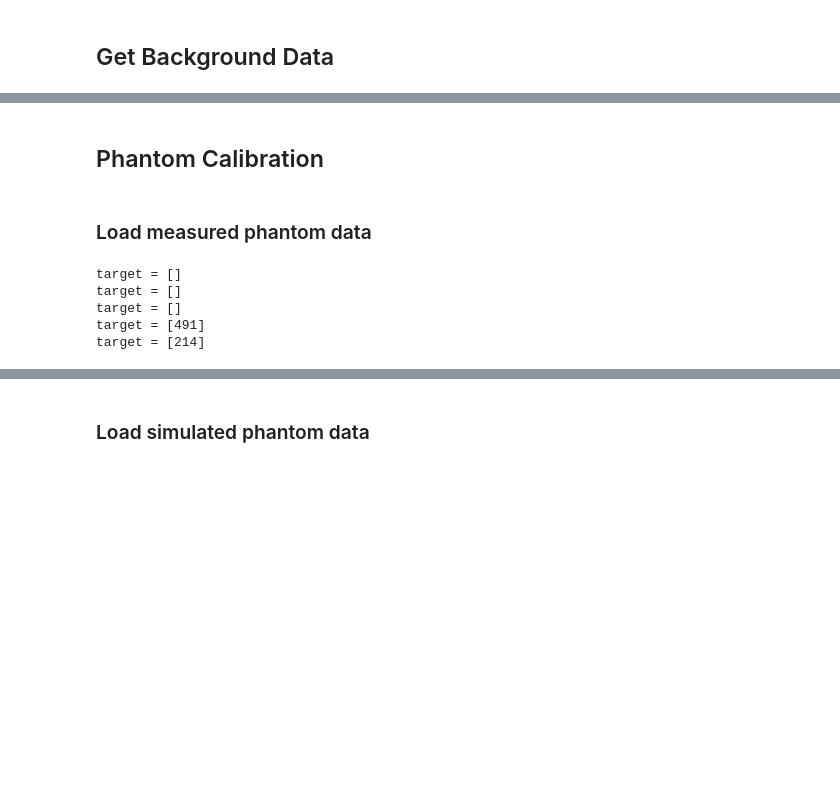
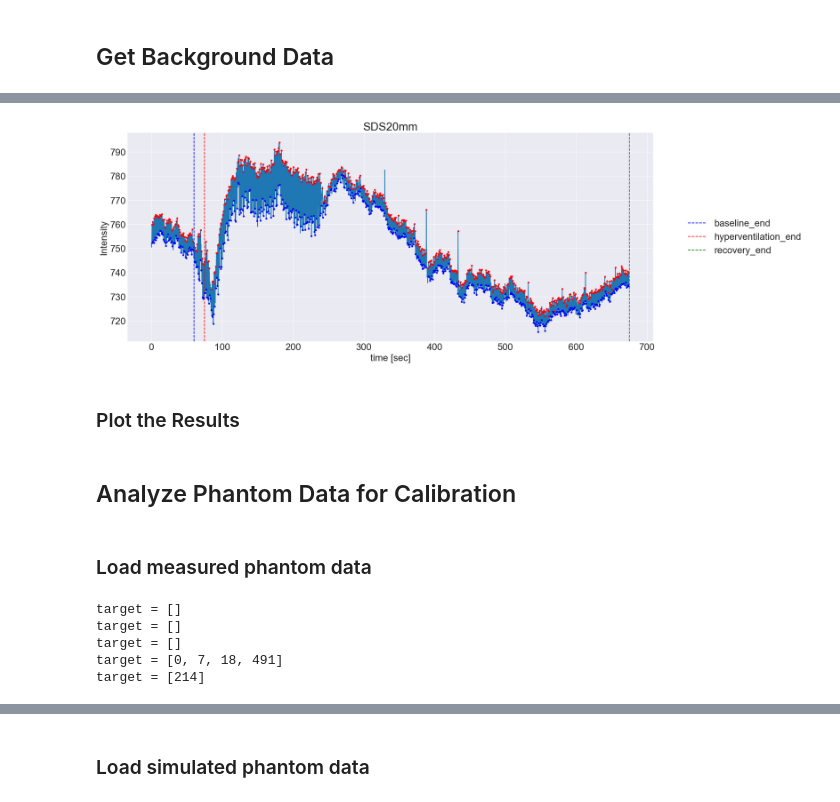
Before and after one commit to dicky1031/IJV-Project, a Jupyter notebook: in_vivo_experiments/S1_preprocess_long.ipynb, the cells around one changed output, grey strips where cells are left out. Saved outputs shown, nothing was run; the diff lists cells and outputs as text; code cells hidden in the pictures; blank space fills up the shorter version.

```diff
--- a/in_vivo_experiments/S1_preprocess_long.ipynb
+++ b/in_vivo_experiments/S1_preprocess_long.ipynb
@@ -305,3 +246,30 @@ plt.show()
+# %%
+
+max_id = np.where(save_result['peak']==1)[0]
+min_id = np.where(save_result['peak']==-1)[0]
+
+max_id = max_id[np.where(max_id<round(recovery_end/time_resolution))[0]]
+min_id = min_id[np.where(min_id<round(recovery_end/time_resolution))[0]]
+
+plt.figure(figsize=(20,8))
+time = save_result['time(s)']
+plt.plot(time, data_EMD.mean(1))
+plt.axvline(x=baseline_end, linestyle='--', color='b', label='baseline_end')
+plt.axvline(x=exp_end, linestyle='--', color='r', label='hyperventilation_end')
+plt.axvline(recovery_end, linestyle='--', color='g', label='recovery_end')
+plt.legend(loc='center left', bbox_to_anchor=(1.05, 0.5),
+          fancybox=True, shadow=True)
+plt.plot(time[max_id], data_EMD.mean(1)[max_id], 'r.')
+plt.plot(time[min_id], data_EMD.mean(1)[min_id], 'b.')
+plt.xlabel("time [sec]")
+plt.ylabel("Intensity")
+plt.title('SDS20mm')
+plt.savefig(os.path.join('pic', mother_folder_name, 'time', 'processed_all_time_SDS20.png'), dpi=300, format='png', bbox_inches='tight')
+plt.show()
+# %% [output]
+[figure, added]
+# %% [markdown]
+### Plot the Results
 # %%
 plt.rcParams.update({'font.size': 12})
 Processer.long_plot_all_fig(data=raw_data,
@@ -367,11 +322,10 @@ for using_num_IMF in [1,2,3]:
                             end_time=td,
                             using_num_IMF=using_num_IMF)
 # %% [markdown]
-## Phantom Calibration
+## Analyze Phantom Data for Calibration
 # %% [markdown]
 ### Load measured phantom data
 # %%
-
 # get background Nx : time, Ny : intensity
 background = pd.read_csv(os.path.join("dataset", subject, 'SDS2', date, "background.csv"))
 used_wl = []
@@ -399,7 +353,7 @@ for ID in phantom_measured_ID:
 
     # remove spike
     remove_spike_data = process_phantom.remove_spike(used_wl, data,
-                                                     normalStdTimes=6,
+                                                     normalStdTimes=5,
                                                      savepath=os.path.join("pic", mother_folder_name,'phantom', ID)) # remove spike
     time_mean_data = remove_spike_data.mean(0) # mean of measured signal
 
@@ -416,5 +370,5 @@ for ID in phantom_measured_ID:
 target = []
 target = []
 target = []
-target = [491]
+target = [0, 7, 18, 491]
 target = [214]
```
Also changed, not shown: parts of 17 cells of this notebook, 1 other file.
